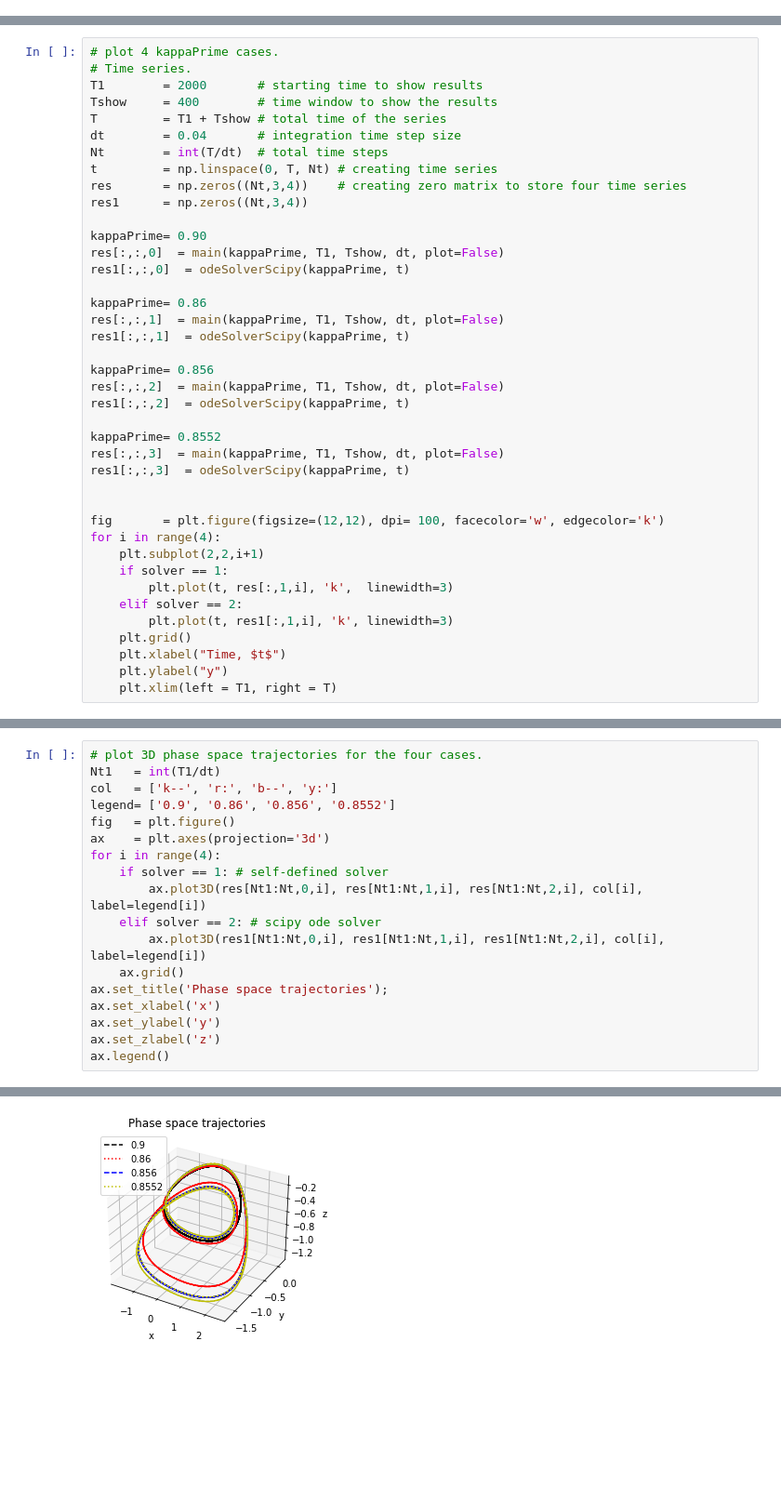
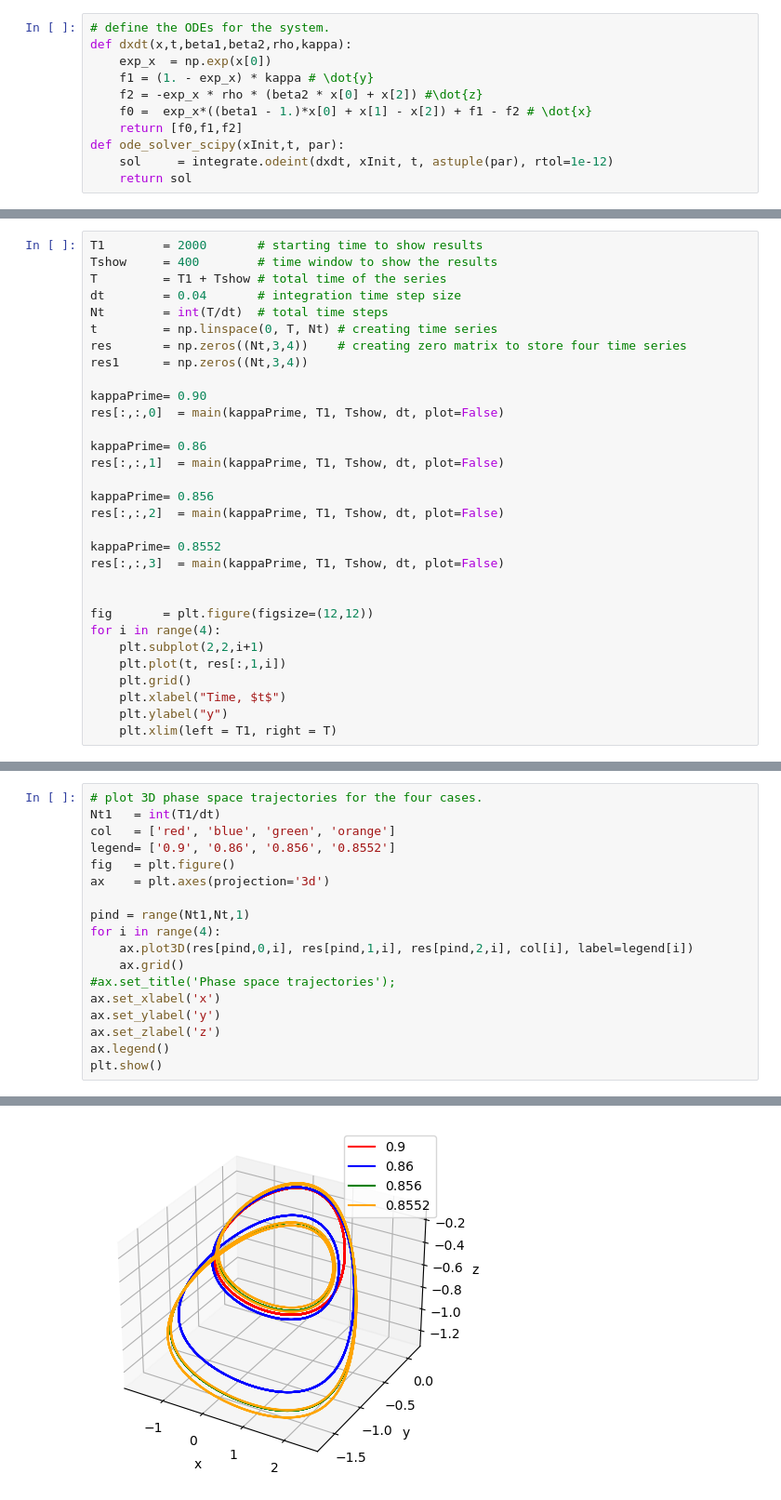
Before and after one commit to dunyuliu/Earth_From_Lab_To_Planet_Tutorials, a Jupyter notebook: Module2.2_TwoStateVariableRSFDeterministicChaos.ipynb, the cells around one changed output, grey strips where cells are left out. Shown at 93% size. Saved outputs shown, nothing was run; the diff lists cells and outputs as text; blank space fills up the shorter version.

```diff
--- a/Module2.2_TwoStateVariableRSFDeterministicChaos.ipynb
+++ b/Module2.2_TwoStateVariableRSFDeterministicChaos.ipynb
@@ -120,0 +73,11 @@ def odeSolverScipy(kappaPrime, t):
+# %%
+# define the ODEs for the system.
+def dxdt(x,t,beta1,beta2,rho,kappa):
+    exp_x  = np.exp(x[0])
+    f1 = (1. - exp_x) * kappa # \dot{y}
+    f2 = -exp_x * rho * (beta2 * x[0] + x[2]) #\dot{z}
+    f0 =  exp_x*((beta1 - 1.)*x[0] + x[1] - x[2]) + f1 - f2 # \dot{x}
+    return [f0,f1,f2]
+def ode_solver_scipy(xInit,t, par):
+    sol     = integrate.odeint(dxdt, xInit, t, astuple(par), rtol=1e-12)
+    return sol
@@ -154,6 +111,4 @@ solver = 2 # scipy ode solver
 # %%
-# plot 4 kappaPrime cases.
-# Time series.
 T1        = 2000       # starting time to show results
 Tshow     = 400        # time window to show the results
 T         = T1 + Tshow # total time of the series
@@ -165,28 +120,21 @@ res1      = np.zeros((Nt,3,4))
 
 kappaPrime= 0.90
 res[:,:,0]  = main(kappaPrime, T1, Tshow, dt, plot=False)
-res1[:,:,0]  = odeSolverScipy(kappaPrime, t)
 
 kappaPrime= 0.86
 res[:,:,1]  = main(kappaPrime, T1, Tshow, dt, plot=False)
-res1[:,:,1]  = odeSolverScipy(kappaPrime, t)
 
 kappaPrime= 0.856
 res[:,:,2]  = main(kappaPrime, T1, Tshow, dt, plot=False)
-res1[:,:,2]  = odeSolverScipy(kappaPrime, t)
 
 kappaPrime= 0.8552
 res[:,:,3]  = main(kappaPrime, T1, Tshow, dt, plot=False)
-res1[:,:,3]  = odeSolverScipy(kappaPrime, t)
 
 
-fig       = plt.figure(figsize=(12,12), dpi= 100, facecolor='w', edgecolor='k')
+fig       = plt.figure(figsize=(12,12))
 for i in range(4):
     plt.subplot(2,2,i+1)
-    if solver == 1:
-        plt.plot(t, res[:,1,i], 'k',  linewidth=3)
-    elif solver == 2:
-        plt.plot(t, res1[:,1,i], 'k', linewidth=3)
+    plt.plot(t, res[:,1,i])
     plt.grid()
     plt.xlabel("Time, $t$")
     plt.ylabel("y")
@@ -196,19 +144,19 @@ for i in range(4):
 # %%
 # plot 3D phase space trajectories for the four cases.
 Nt1   = int(T1/dt)
-col   = ['k--', 'r:', 'b--', 'y:']
+col   = ['red', 'blue', 'green', 'orange']
 legend= ['0.9', '0.86', '0.856', '0.8552']
 fig   = plt.figure()
 ax    = plt.axes(projection='3d')
+
+pind = range(Nt1,Nt,1)
 for i in range(4):
-    if solver == 1: # self-defined solver
-        ax.plot3D(res[Nt1:Nt,0,i], res[Nt1:Nt,1,i], res[Nt1:Nt,2,i], col[i], label=legend[i])
-    elif solver == 2: # scipy ode solver
-        ax.plot3D(res1[Nt1:Nt,0,i], res1[Nt1:Nt,1,i], res1[Nt1:Nt,2,i], col[i], label=legend[i])
+    ax.plot3D(res[pind,0,i], res[pind,1,i], res[pind,2,i], col[i], label=legend[i])
     ax.grid()
-ax.set_title('Phase space trajectories');
+#ax.set_title('Phase space trajectories');
 ax.set_xlabel('x')
 ax.set_ylabel('y')
 ax.set_zlabel('z')
 ax.legend()
+plt.show()
 # %% [output]
@@ -216,2 +163,2 @@ ax.legend()
-[figure, old version]
+[figure, new version]
 # %%
```
Also changed, not shown: parts of 13 cells of this notebook, 1 other file.
